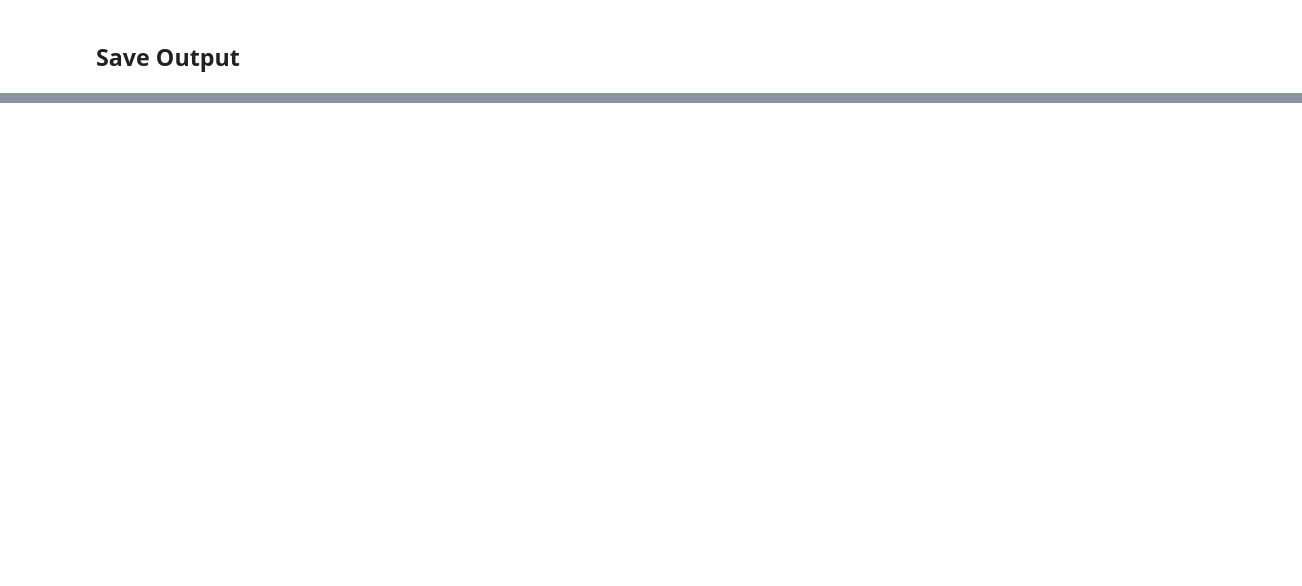
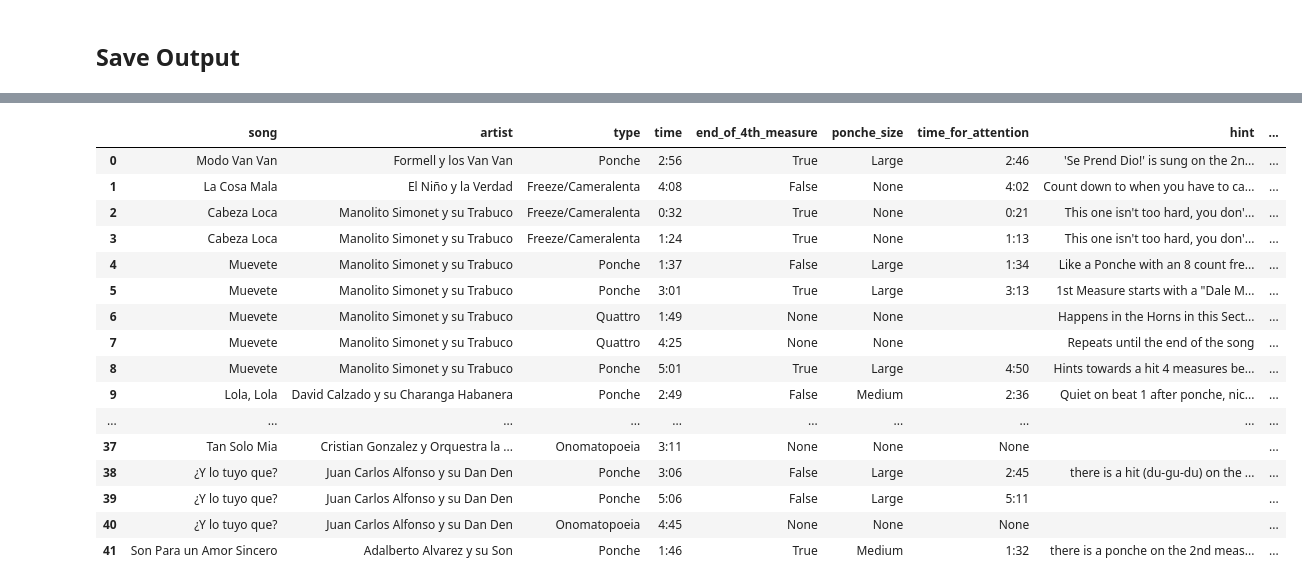
Before and after one commit to shaunfg/ponche-dictionary, a Jupyter notebook: add_musicality.ipynb, the cells around one changed output, grey strips where cells are left out. Cells and saved outputs as stored; diff of their text form; code cells hidden in the pictures; blank space fills up the shorter version.

```diff
--- a/add_musicality.ipynb
+++ b/add_musicality.ipynb
@@ -264,2 +65,22 @@ output_df.tail()
 # %%
 output_df.to_json('musicality.json',orient = 'index')
+# %%
+output_df
+# %% [output]
+|  | song | artist | type | time | end_of_4th_measure | ponche_size | time_for_attention | hint | ... |
+| 0 | Modo Van Van | Formell y los Van Van | Ponche | 2:56 | True | Large | 2:46 | 'Se Prend Dio!' is sung on the 2n... | ... |
+| 1 | La Cosa Mala | El Niño y la Verdad | Freeze/Cameralenta | 4:08 | False | None | 4:02 | Count down to when you have to ca... | ... |
+| 2 | Cabeza Loca | Manolito Simonet y su Trabuco | Freeze/Cameralenta | 0:32 | True | None | 0:21 | This one isn't too hard, you don'... | ... |
+| 3 | Cabeza Loca | Manolito Simonet y su Trabuco | Freeze/Cameralenta | 1:24 | True | None | 1:13 | This one isn't too hard, you don'... | ... |
+| 4 | Muevete | Manolito Simonet y su Trabuco | Ponche | 1:37 | False | Large | 1:34 | Like a Ponche with an 8 count fre... | ... |
+| 5 | Muevete | Manolito Simonet y su Trabuco | Ponche | 3:01 | True | Large | 3:13 | 1st Measure starts with a "Dale M... | ... |
+| 6 | Muevete | Manolito Simonet y su Trabuco | Quattro | 1:49 | None | None |  | Happens in the Horns in this Sect... | ... |
+| 7 | Muevete | Manolito Simonet y su Trabuco | Quattro | 4:25 | None | None |  | Repeats until the end of the song | ... |
+| 8 | Muevete | Manolito Simonet y su Trabuco | Ponche | 5:01 | True | Large | 4:50 | Hints towards a hit 4 measures be... | ... |
+| 9 | Lola, Lola | David Calzado y su Charanga Habanera | Ponche | 2:49 | False | Medium | 2:36 | Quiet on beat 1 after ponche, nic... | ... |
+| ... | ... | ... | ... | ... | ... | ... | ... | ... | ... |
+| 37 | Tan Solo Mia | Cristian Gonzalez y Orquestra la ... | Onomatopoeia | 3:11 | None | None | None |  | ... |
+| 38 | ¿Y lo tuyo que? | Juan Carlos Alfonso y su Dan Den | Ponche | 3:06 | False | Large | 2:45 | there is a hit (du-gu-du) on the ... | ... |
+| 39 | ¿Y lo tuyo que? | Juan Carlos Alfonso y su Dan Den | Ponche | 5:06 | False | Large | 5:11 |  | ... |
+| 40 | ¿Y lo tuyo que? | Juan Carlos Alfonso y su Dan Den | Onomatopoeia | 4:45 | None | None | None |  | ... |
+| 41 | Son Para un Amor Sincero | Adalberto Alvarez y su Son | Ponche | 1:46 | True | Medium | 1:32 | there is a ponche on the 2nd meas... | ... |
```
Also changed, not shown: parts of 14 cells of this notebook, 2 other files.
